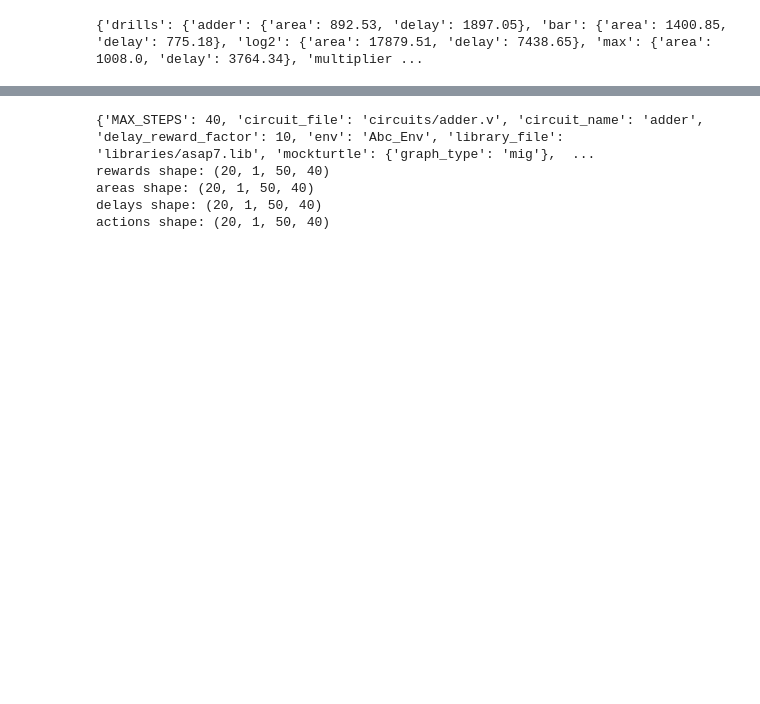
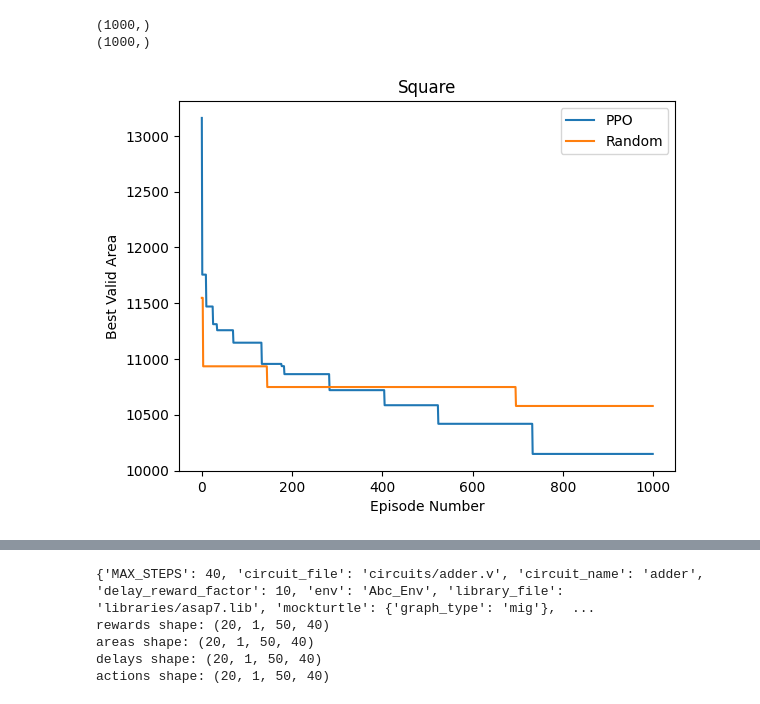
Before and after one commit to Kunzro/Reinforcement_Learning_for_Logic_Optimization, a Jupyter notebook: plots.ipynb, the cells around one changed output, grey strips where cells are left out. Drawn from its saved outputs; the diff is of its cells as text; code cells hidden in the pictures; blank space fills up the shorter version.

```diff
--- a/plots.ipynb
+++ b/plots.ipynb
@@ -10,6 +11,11 @@ cwd = os.getcwd()
 previosu_results_dir = os.path.join(cwd, "results", "previous_results.yml")
 with open(previosu_results_dir, 'r') as file:
     previous_results = yaml.safe_load(file)
-print(previous_results)
+
+result_dir = os.path.join(os.getcwd(), "results")
+experiment_results_dirs = [x[0] for x in os.walk(result_dir)]
+results_dirs = []
+for dir in experiment_results_dirs:
+    data_dir = os.path.join(result_dir, dir)
+    if os.path.exists(os.path.join(data_dir, "results.npz")) and os.path.exists(os.path.join(data_dir, "experiment_config.yml")):
+        results_dirs.append(data_dir)
-# %% [output]
-{'drills': {'adder': {'area': 892.53, 'delay': 1897.05}, 'bar': {'area': 1400.85, 'delay': 775.18}, 'log2': {'area': 17879.51, 'delay': 7438.65}, 'max': {'area': 1008.0, 'delay': 3764.34}, 'multiplier ...
@@ -15,0 +453,6 @@ print(previous_results)
+# %%
+best_valid_solution_vs_step(results_dirs, [["more_actions_global_state", "PPO"], ["more_actions", "random"]], [["gcn", "previous_actions"], []], "square")
+# %% [output]
+(1000,)
+(1000,)
+[figure, added]
```
Also changed, not shown: parts of 19 cells of this notebook, 13 other files.
